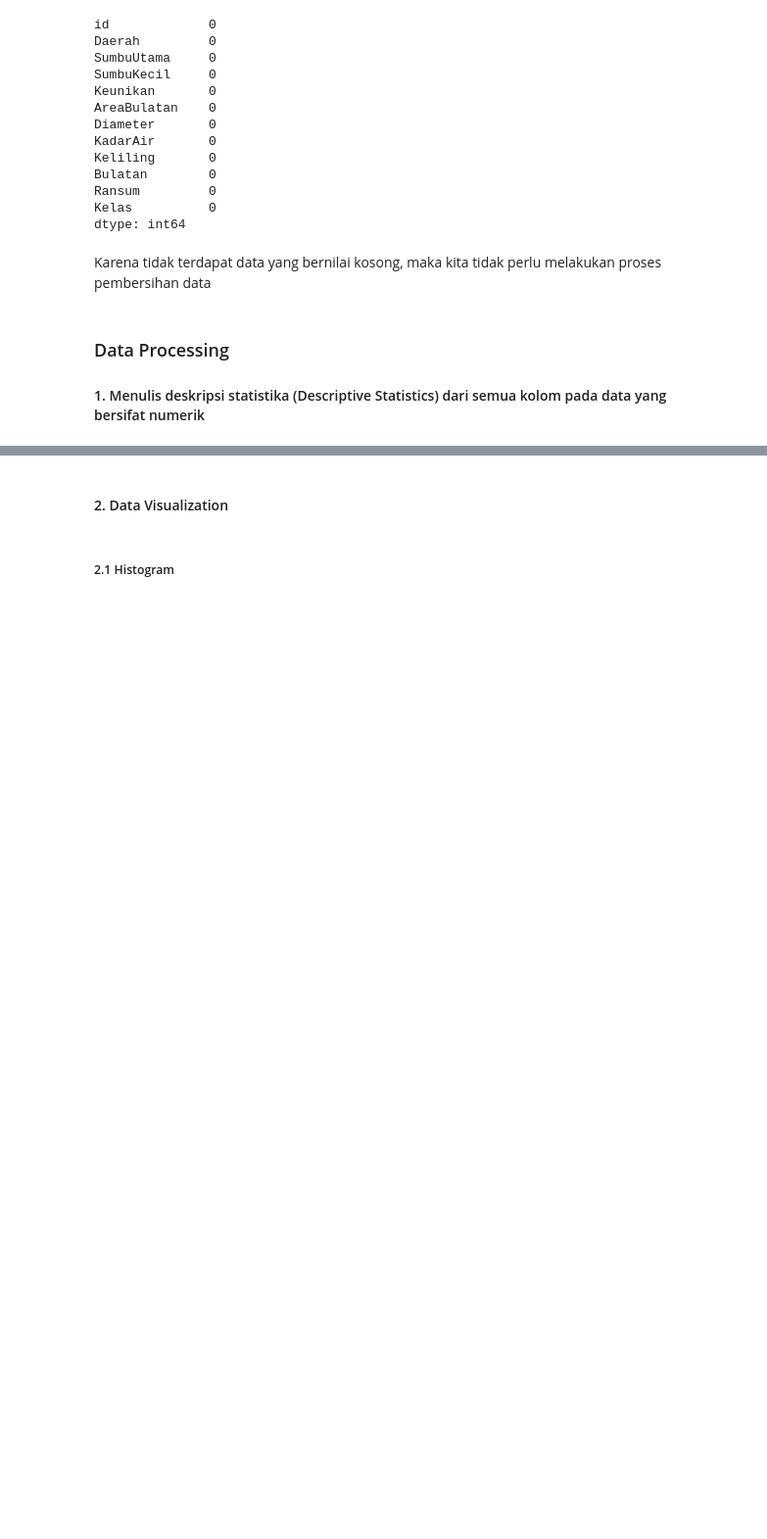
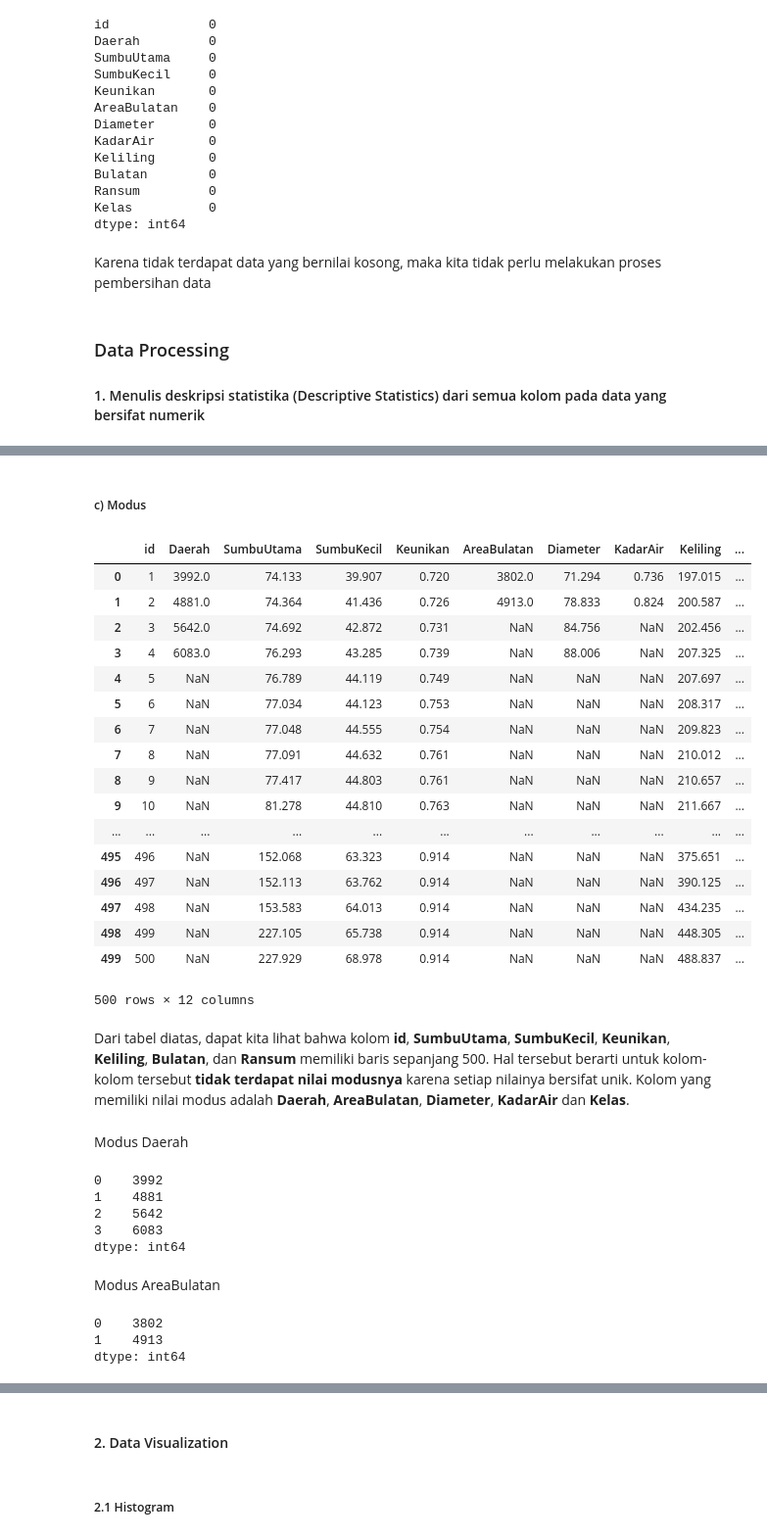
Before and after one commit to raihanastrada/probstat-data-analysis, a Jupyter notebook: K03-T1-IF2220-13519113.ipynb, the cells around one changed output, grey strips where cells are left out. Shown at 98% size. Drawn from its saved outputs; the diff is of its cells as text; code cells hidden in the pictures; blank space fills up the shorter version.

```diff
--- a/K03-T1-IF2220-13519113.ipynb
+++ b/K03-T1-IF2220-13519113.ipynb
@@ -294,0 +98,43 @@ dtype: float64
+# %% [markdown]
+##### c) Modus
+# %%
+df.mode(numeric_only = True).round(3)
+# %% [output]
+|  | id | Daerah | SumbuUtama | SumbuKecil | Keunikan | AreaBulatan | Diameter | KadarAir | Keliling | ... |
+| 0 | 1 | 3992.0 | 74.133 | 39.907 | 0.720 | 3802.0 | 71.294 | 0.736 | 197.015 | ... |
+| 1 | 2 | 4881.0 | 74.364 | 41.436 | 0.726 | 4913.0 | 78.833 | 0.824 | 200.587 | ... |
+| 2 | 3 | 5642.0 | 74.692 | 42.872 | 0.731 | NaN | 84.756 | NaN | 202.456 | ... |
+| 3 | 4 | 6083.0 | 76.293 | 43.285 | 0.739 | NaN | 88.006 | NaN | 207.325 | ... |
+| 4 | 5 | NaN | 76.789 | 44.119 | 0.749 | NaN | NaN | NaN | 207.697 | ... |
+| 5 | 6 | NaN | 77.034 | 44.123 | 0.753 | NaN | NaN | NaN | 208.317 | ... |
+| 6 | 7 | NaN | 77.048 | 44.555 | 0.754 | NaN | NaN | NaN | 209.823 | ... |
+| 7 | 8 | NaN | 77.091 | 44.632 | 0.761 | NaN | NaN | NaN | 210.012 | ... |
+| 8 | 9 | NaN | 77.417 | 44.803 | 0.761 | NaN | NaN | NaN | 210.657 | ... |
+| 9 | 10 | NaN | 81.278 | 44.810 | 0.763 | NaN | NaN | NaN | 211.667 | ... |
+| ... | ... | ... | ... | ... | ... | ... | ... | ... | ... | ... |
+| 495 | 496 | NaN | 152.068 | 63.323 | 0.914 | NaN | NaN | NaN | 375.651 | ... |
+| 496 | 497 | NaN | 152.113 | 63.762 | 0.914 | NaN | NaN | NaN | 390.125 | ... |
+| 497 | 498 | NaN | 153.583 | 64.013 | 0.914 | NaN | NaN | NaN | 434.235 | ... |
+| 498 | 499 | NaN | 227.105 | 65.738 | 0.914 | NaN | NaN | NaN | 448.305 | ... |
+| 499 | 500 | NaN | 227.929 | 68.978 | 0.914 | NaN | NaN | NaN | 488.837 | ... |
+500 rows × 12 columns
+# %% [markdown]
+Dari tabel diatas, dapat kita lihat bahwa kolom **id**, **SumbuUtama**, **SumbuKecil**, **Keunikan**, **Keliling**, **Bulatan**, dan **Ransum** memiliki baris sepanjang 500. Hal tersebut berarti untuk kolom-kolom tersebut **tidak terdapat nilai modusnya** karena setiap nilainya bersifat unik. Kolom yang memiliki nilai modus adalah **Daerah**, **AreaBulatan**, **Diameter**, **KadarAir** dan **Kelas**.
+# %% [markdown]
+Modus Daerah
+# %%
+df['Daerah'].mode().round(3)
+# %% [output]
+0    3992
+1    4881
+2    5642
+3    6083
+dtype: int64
+# %% [markdown]
+Modus AreaBulatan
+# %%
+df['AreaBulatan'].mode().round(3)
+# %% [output]
+0    3802
+1    4913
+dtype: int64
```
Also changed, not shown: parts of 67 cells of this notebook.
